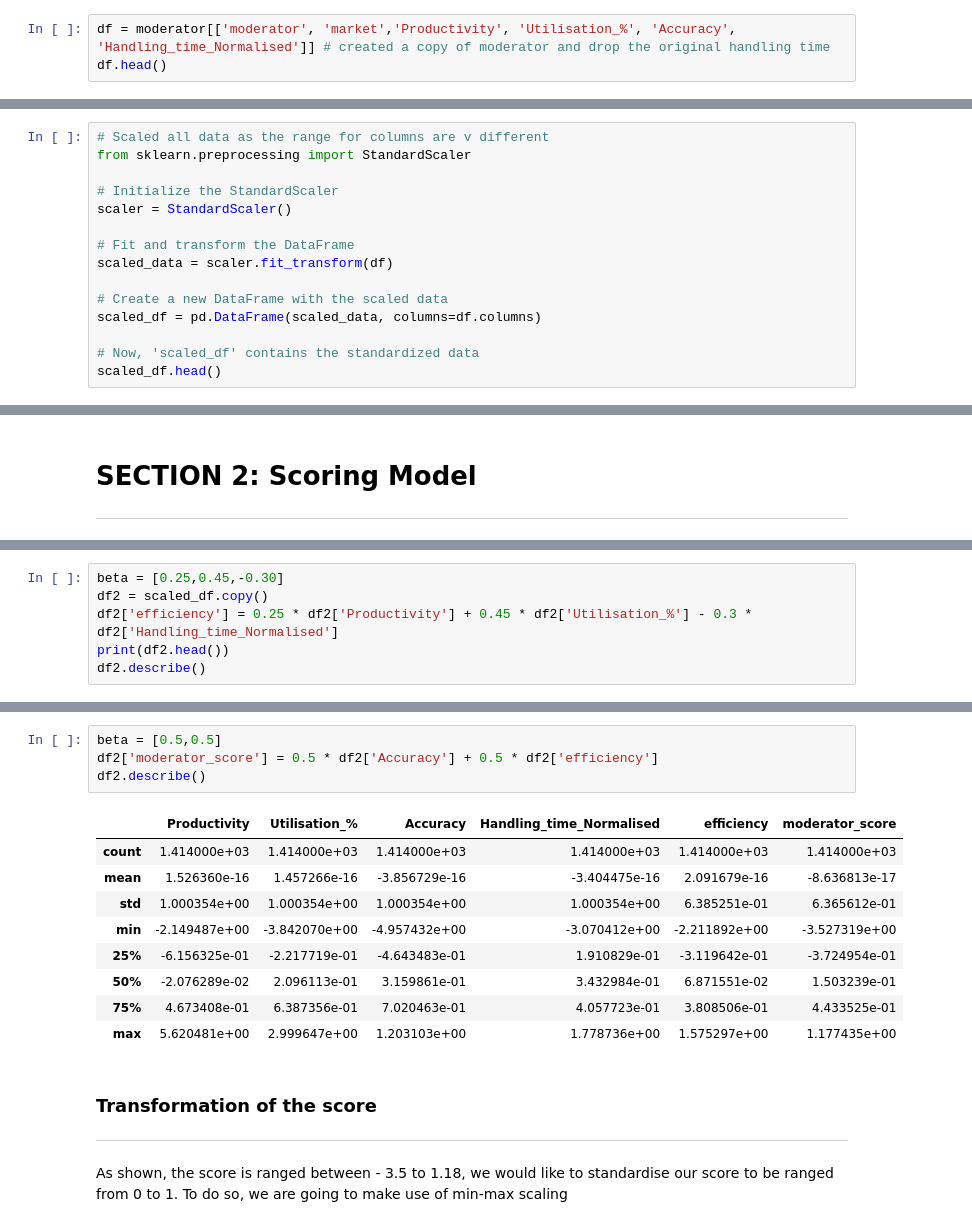
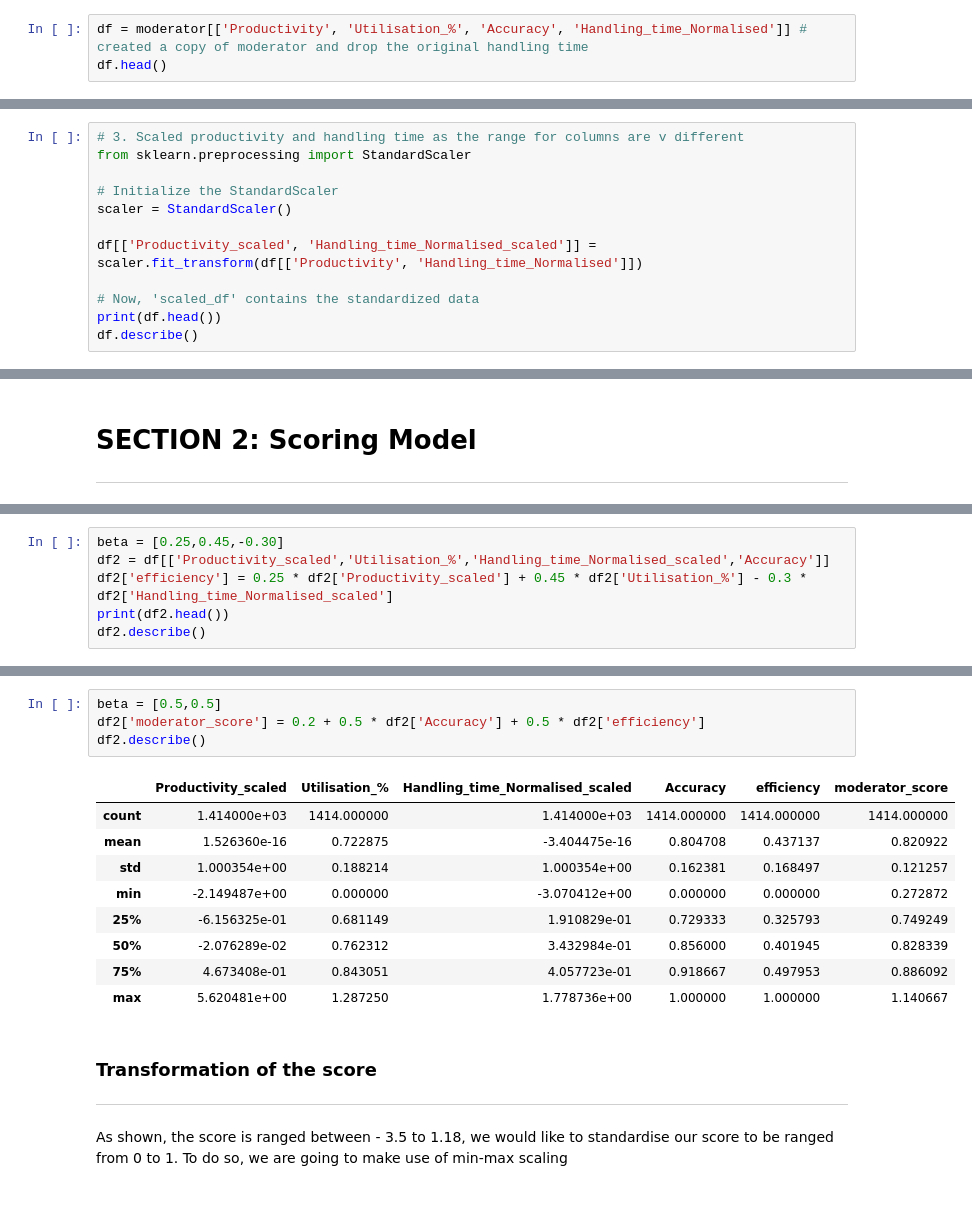
Before and after one commit to liuchennn1414/TikTok_Hungry_Ads, a Jupyter notebook: moderator_score.ipynb, the cells around one changed output, grey strips where cells are left out. Drawn from its saved outputs; the diff is of its cells as text.

```diff
--- a/moderator_score.ipynb
+++ b/moderator_score.ipynb
@@ -176,6 +197,6 @@ moderator.head()
 | 4 | 1710346282427393 | [PH] | 612.312500 | 0.843229 | 98066 | 0.887000 | 4.991523 | ... |
 5 rows × 79 columns
 # %%
-df = moderator[['moderator', 'market','Productivity', 'Utilisation_%', 'Accuracy', 'Handling_time_Normalised']] # created a copy of moderator and drop the original handling time
+df = moderator[['Productivity', 'Utilisation_%', 'Accuracy', 'Handling_time_Normalised']] # created a copy of moderator and drop the original handling time
 df.head()
 # %% [output]
@@ -218,16 +224,13 @@ Observation:
 # %%
-# Scaled all data as the range for columns are v different
+# 3. Scaled productivity and handling time as the range for columns are v different
 from sklearn.preprocessing import StandardScaler
 
 # Initialize the StandardScaler
 scaler = StandardScaler()
 
-# Fit and transform the DataFrame
-scaled_data = scaler.fit_transform(df)
-
-# Create a new DataFrame with the scaled data
-scaled_df = pd.DataFrame(scaled_data, columns=df.columns)
+df[['Productivity_scaled', 'Handling_time_Normalised_scaled']] = scaler.fit_transform(df[['Productivity', 'Handling_time_Normalised']])
 
 # Now, 'scaled_df' contains the standardized data
-scaled_df.head()
+print(df.head())
+df.describe()
 # %% [output]
@@ -278,8 +295,8 @@ With these in mind, we are able to quantify the efficiency of our moderator as s
 Y = 0.25 * productivity + 0.45 * utilisation % - 0.3 * handling time
 # %%
 beta = [0.25,0.45,-0.30]
-df2 = scaled_df.copy()
-df2['efficiency'] = 0.25 * df2['Productivity'] + 0.45 * df2['Utilisation_%'] - 0.3 * df2['Handling_time_Normalised']
+df2 = df[['Productivity_scaled','Utilisation_%','Handling_time_Normalised_scaled','Accuracy']]
+df2['efficiency'] = 0.25 * df2['Productivity_scaled'] + 0.45 * df2['Utilisation_%'] - 0.3 * df2['Handling_time_Normalised_scaled']
 print(df2.head())
 df2.describe()
 # %% [output]
@@ -316,17 +357,17 @@ Our final score for each moderator will be Y = 0 + 0.5 * accuracy + 0.5 * effici
 # %%
 beta = [0.5,0.5]
-df2['moderator_score'] = 0.5 * df2['Accuracy'] + 0.5 * df2['efficiency']
+df2['moderator_score'] = 0.2 + 0.5 * df2['Accuracy'] + 0.5 * df2['efficiency']
 df2.describe()
 # %% [output]
-|  | Productivity | Utilisation_% | Accuracy | Handling_time_Normalised | efficiency | moderator_score |
-| count | 1.414000e+03 | 1.414000e+03 | 1.414000e+03 | 1.414000e+03 | 1.414000e+03 | 1.414000e+03 |
-| mean | 1.526360e-16 | 1.457266e-16 | -3.856729e-16 | -3.404475e-16 | 2.091679e-16 | -8.636813e-17 |
-| std | 1.000354e+00 | 1.000354e+00 | 1.000354e+00 | 1.000354e+00 | 6.385251e-01 | 6.365612e-01 |
-| min | -2.149487e+00 | -3.842070e+00 | -4.957432e+00 | -3.070412e+00 | -2.211892e+00 | -3.527319e+00 |
-| 25% | -6.156325e-01 | -2.217719e-01 | -4.643483e-01 | 1.910829e-01 | -3.119642e-01 | -3.724954e-01 |
-| 50% | -2.076289e-02 | 2.096113e-01 | 3.159861e-01 | 3.432984e-01 | 6.871551e-02 | 1.503239e-01 |
-| 75% | 4.673408e-01 | 6.387356e-01 | 7.020463e-01 | 4.057723e-01 | 3.808506e-01 | 4.433525e-01 |
-| max | 5.620481e+00 | 2.999647e+00 | 1.203103e+00 | 1.778736e+00 | 1.575297e+00 | 1.177435e+00 |
+|  | Productivity_scaled | Utilisation_% | Handling_time_Normalised_scaled | Accuracy | efficiency | moderator_score |
+| count | 1.414000e+03 | 1414.000000 | 1.414000e+03 | 1414.000000 | 1414.000000 | 1414.000000 |
+| mean | 1.526360e-16 | 0.722875 | -3.404475e-16 | 0.804708 | 0.437137 | 0.820922 |
+| std | 1.000354e+00 | 0.188214 | 1.000354e+00 | 0.162381 | 0.168497 | 0.121257 |
+| min | -2.149487e+00 | 0.000000 | -3.070412e+00 | 0.000000 | 0.000000 | 0.272872 |
+| 25% | -6.156325e-01 | 0.681149 | 1.910829e-01 | 0.729333 | 0.325793 | 0.749249 |
+| 50% | -2.076289e-02 | 0.762312 | 3.432984e-01 | 0.856000 | 0.401945 | 0.828339 |
+| 75% | 4.673408e-01 | 0.843051 | 4.057723e-01 | 0.918667 | 0.497953 | 0.886092 |
+| max | 5.620481e+00 | 1.287250 | 1.778736e+00 | 1.000000 | 1.000000 | 1.140667 |
 # %% [markdown]
 ### Transformation of the score
 ---
```
Also changed, not shown: parts of 21 cells of this notebook.
